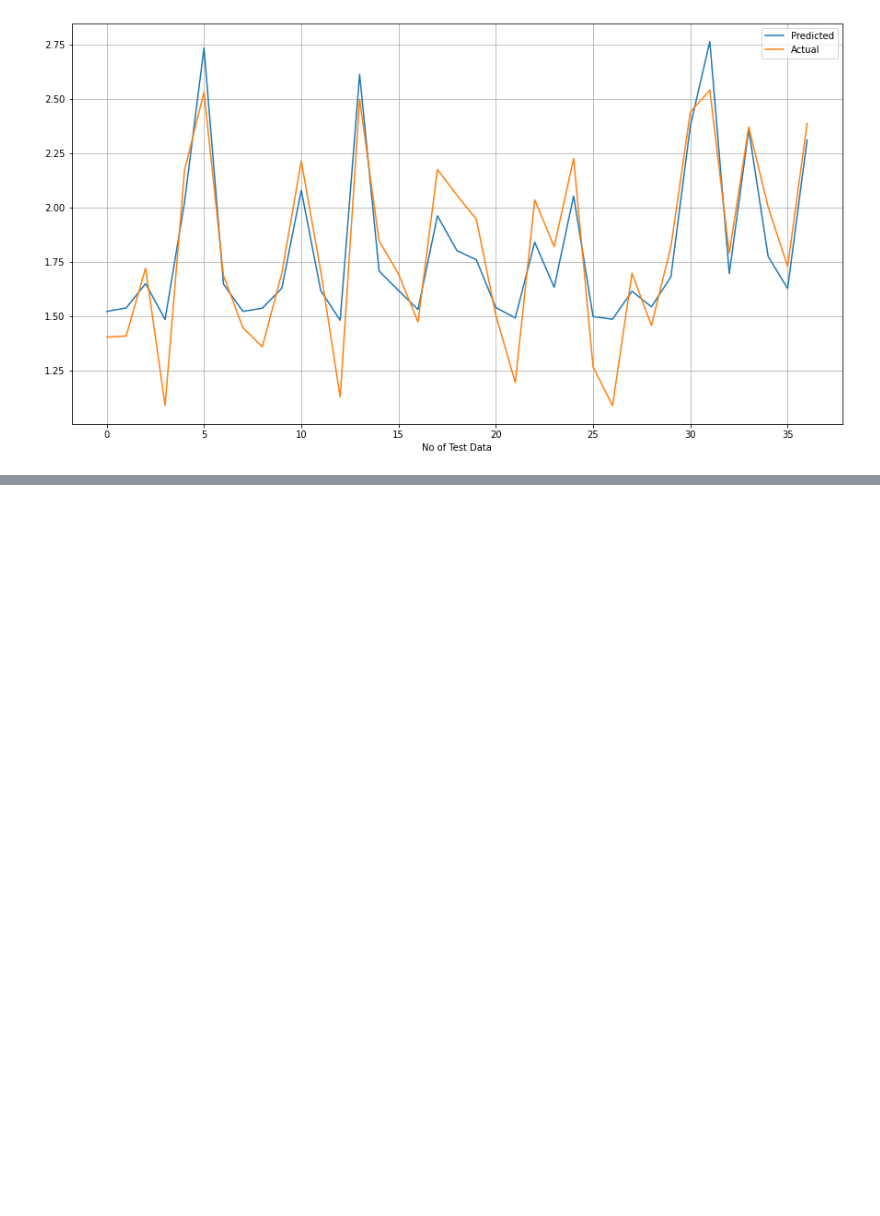
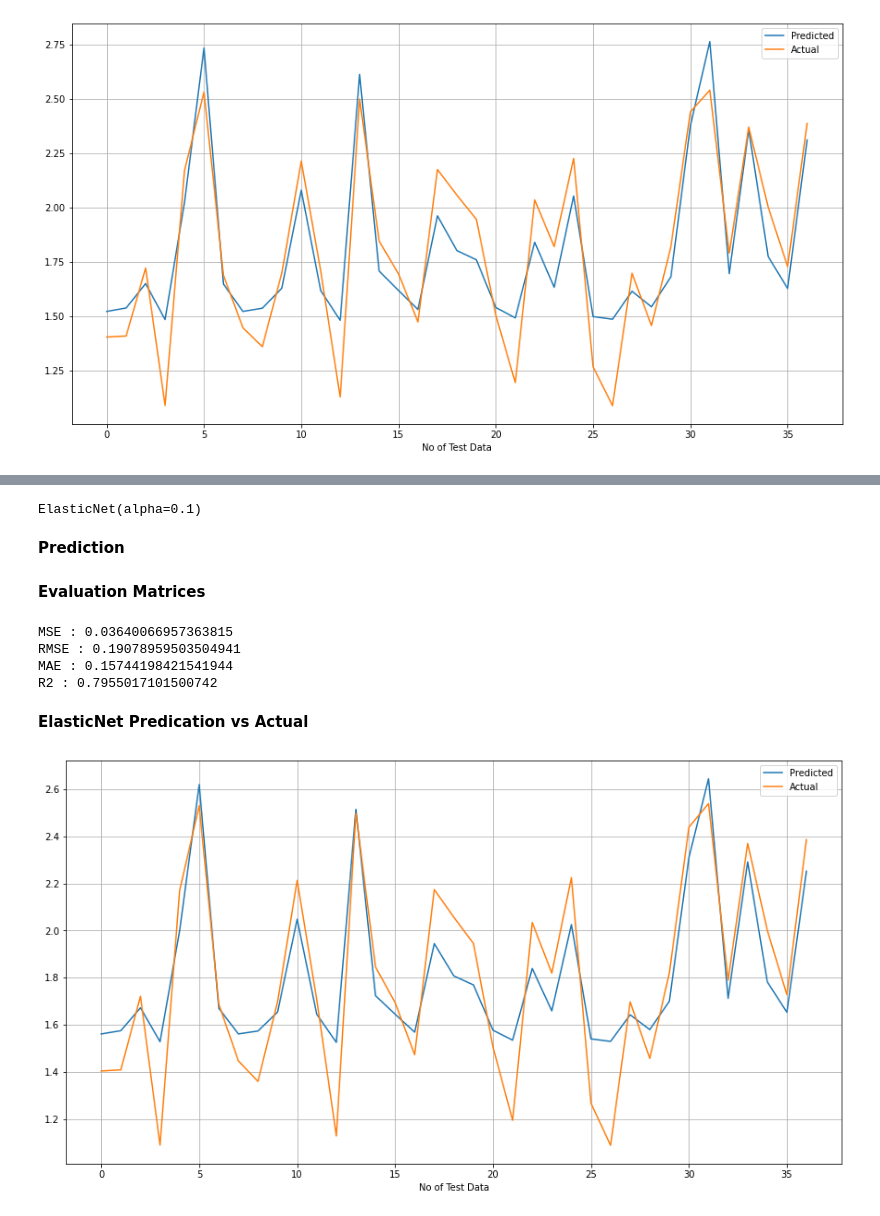
Before and after one commit to Avinash-Saudagar/Yes-Bank-Stock-Price-Prediction, a Jupyter notebook: Yes_bank_Stock_Price_Prediction.ipynb, the cells around one changed output, grey strips where cells are left out. Cells and saved outputs as stored; diff of their text form; code cells hidden in the pictures; blank space fills up the shorter version.

Commit message:
Elastic Net Linear Regression Implementation

```diff
--- a/Yes_bank_Stock_Price_Prediction.ipynb
+++ b/Yes_bank_Stock_Price_Prediction.ipynb
@@ -545,0 +550,34 @@ plt.show()
+# %%
+elastic = ElasticNet(alpha=0.1,l1_ratio=0.5)
+elastic.fit(X_train,y_train)
+# %% [output]
+ElasticNet(alpha=0.1)
+# %% [markdown]
+**Prediction**
+# %%
+y_elastic_pred = elastic.predict(X_test)
+# %% [markdown]
+**Evaluation Matrices**
+# %%
+# Test Performance
+print("MSE :",mean_squared_error(y_test, y_elastic_pred))
+print("RMSE :",math.sqrt(mean_squared_error(y_test, y_elastic_pred)))
+print("MAE :",mean_absolute_error(y_test, y_elastic_pred))
+print("R2 :",r2_score(y_test, y_elastic_pred))
+# %% [output]
+MSE : 0.03640066957363815
+RMSE : 0.19078959503504941
+MAE : 0.15744198421541944
+R2 : 0.7955017101500742
+# %% [markdown]
+**ElasticNet Predication vs Actual**
+# %%
+plt.figure(figsize=(15,8))
+plt.plot(y_elastic_pred)
+plt.plot(np.array(y_test))
+plt.legend(["Predicted","Actual"])
+plt.xlabel('No of Test Data')
+plt.grid()
+plt.show()
+# %% [output]
+[figure, added]
```
Also changed, not shown: parts of 17 cells of this notebook.
